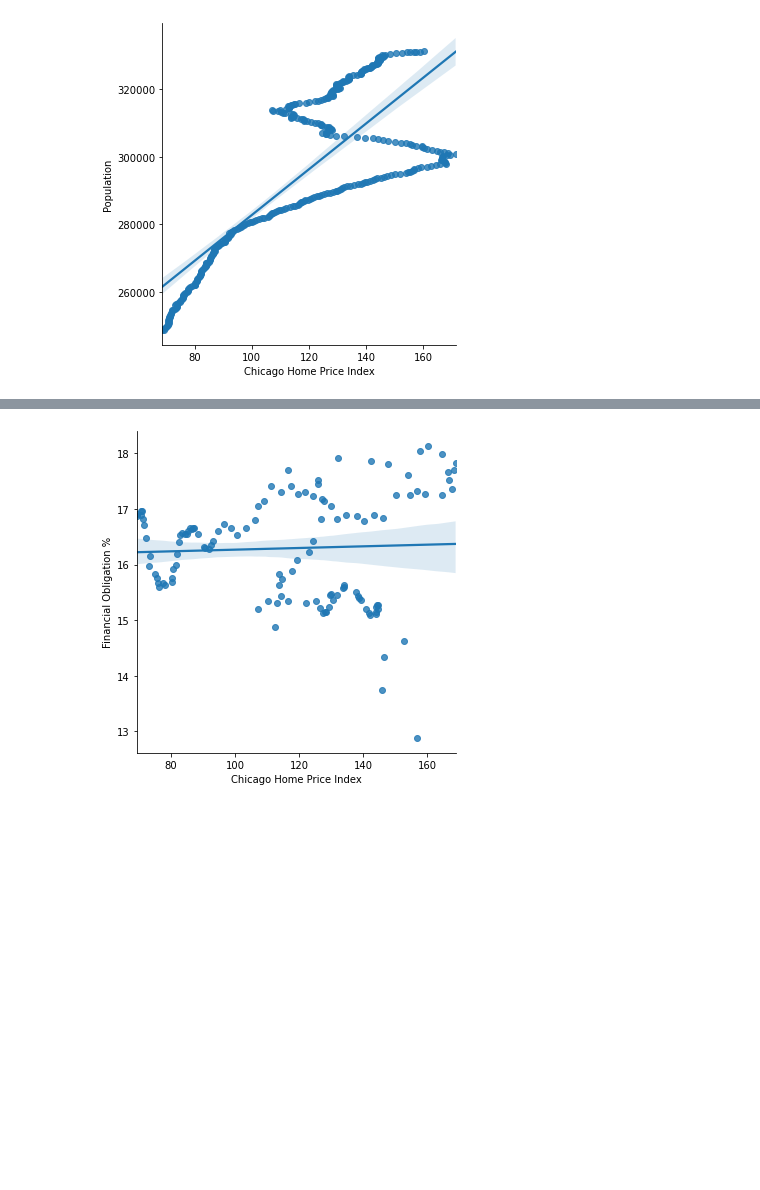
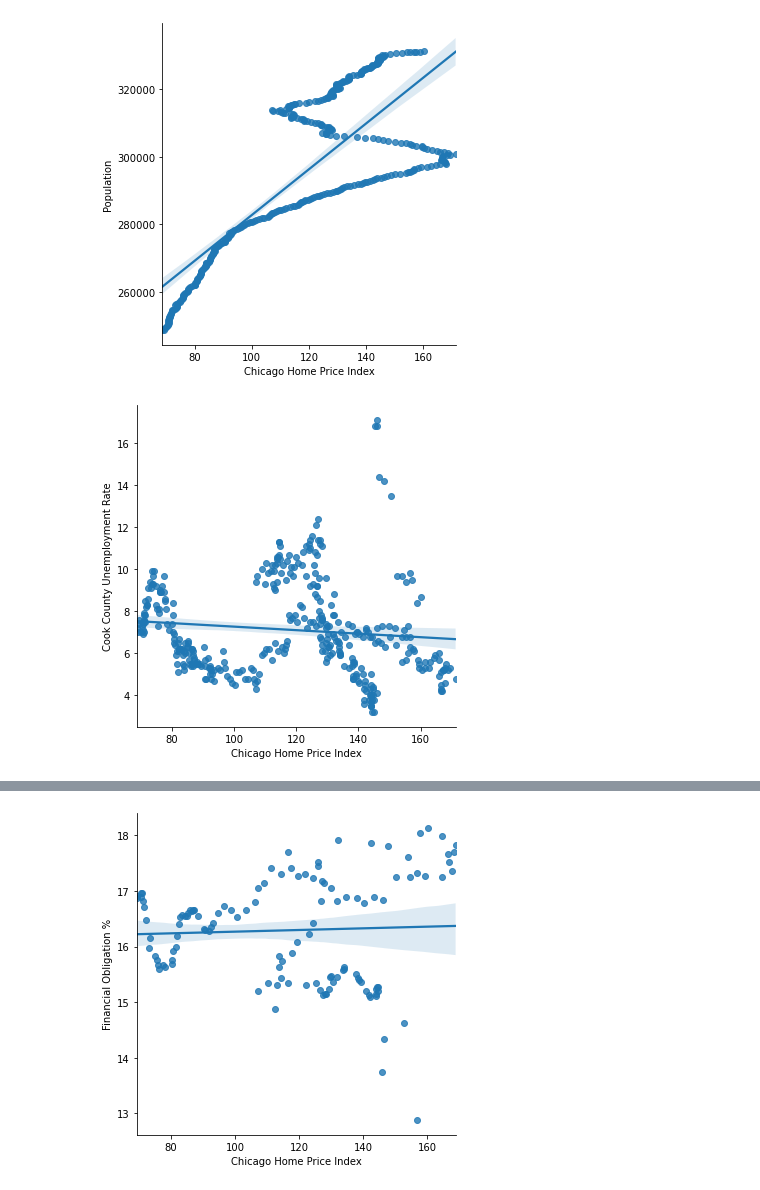
Before and after one commit to dwaehner27/Chicago-Real-Estate, a Jupyter notebook: Chicago2.0.ipynb, the cells around one changed output, grey strips where cells are left out. Cells and saved outputs as stored; diff of their text form; code cells hidden in the pictures; blank space fills up the shorter version.

Commit message:
added unemployment rate to chicago 2.0

```diff
--- a/Chicago2.0.ipynb
+++ b/Chicago2.0.ipynb
@@ -46,6 +46,10 @@ sns.lmplot(x="Chicago Home Price Index", y="CPI", data=dfmonthly);
 sns.lmplot(x="Chicago Home Price Index", y="Population", data=dfmonthly);
 # %% [output]
 [figure]
+# %%
+sns.lmplot(x="Chicago Home Price Index", y="Cook County Unemployment Rate", data=dfmonthly);
+# %% [output]
+[figure, added]
 # %%
 def histogram_intersection(a, b):
     v = np.minimum(a, b).sum().round(decimals=1)
```
Also changed, not shown: parts of 3 cells of this notebook.
